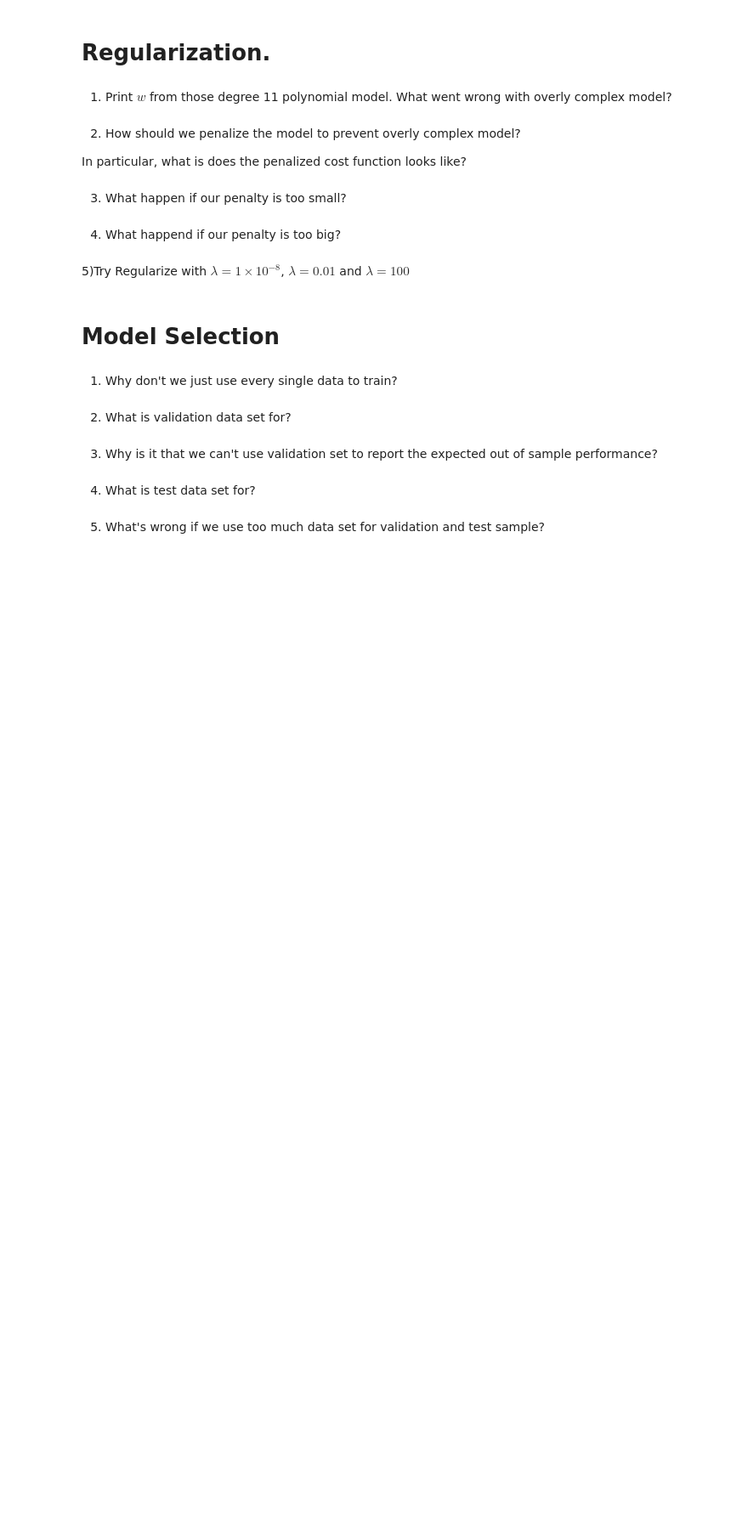
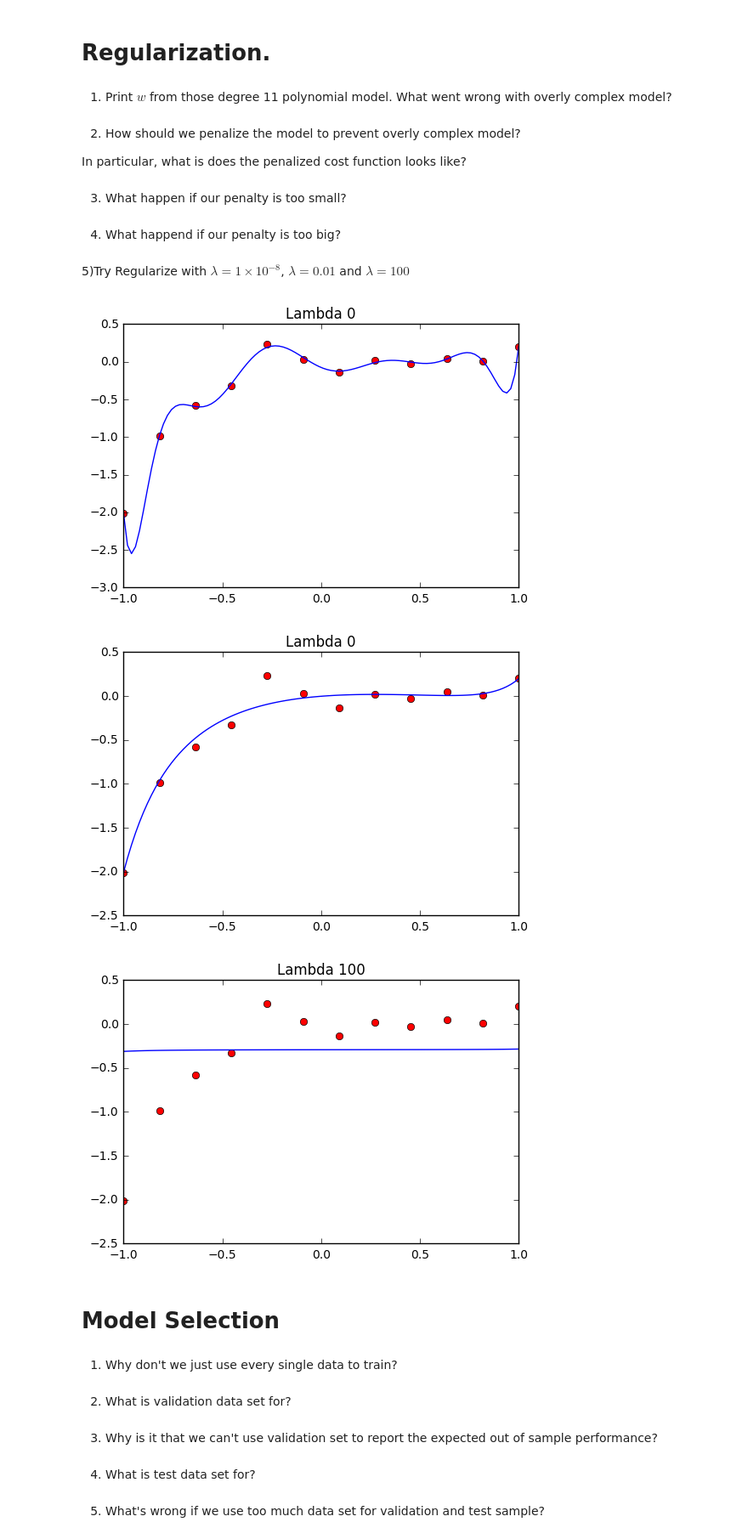
Before and after one commit to sunnyrc/PatternRecognition, a Jupyter notebook: Exercise 04 Generalization and Regularization.ipynb, the cells around one changed output. Shown: that part at 85% size. Cells and saved outputs as stored; diff of their text form; code cells hidden in the pictures; blank space fills up the shorter version.

```diff
--- a/Exercise 04 Generalization and Regularization.ipynb
+++ b/Exercise 04 Generalization and Regularization.ipynb
@@ -90,6 +172,46 @@ In particular, what is does the penalized cost function looks like?
 4) What happend if our penalty is too big?
 # %% [markdown]
 5)Try Regularize with $\lambda=1\times10^{-8}$, $\lambda=0.01$ and $\lambda=100$
+# %%
+def expand_x(x, degree):
+    return [x**i for i in range(degree + 1)]
+
+def genericaf_cost(w, degree, lam):
+    error = 0.0
+    regula = 0.
+    for x, y in zip(xs, ys):
+        better_x = expand_x(x, degree)
+        error += (y - np.dot(w, better_x))**2
+    error = error / len(xs)
+    for wi in w[1:]:
+        regula += (lam * (wi**2))
+    error+= regula
+    return error
+
+def costaf_for_degree(degree, lam):
+    return lambda w: genericaf_cost(w, degree, lam)
+
+def make_line(w):
+    degree = len(w) - 1
+    xs = np.linspace(-1,1,100)
+    ys = [np.dot(w, expand_x(x, degree)) for x in xs]
+    return xs, ys
+# %%
+deg = 11
+lamd = [1e-8,0.01, 100]
+for i in lamd:
+    plt.figure()
+    costs = costaf_for_degree(deg, i)
+    w = minimize(costs, [0.0] * (deg + 1) ).x
+    linex, liney = make_line(w)
+    plt.plot(xs,ys, "or")
+    plt.plot(linex,liney, label = "degree " + str(deg))
+    #plt.legend()
+    plt.title("Lambda %ld" %i)
+# %% [output]
+[figure, added]
+[figure, added]
+[figure, added]
 # %% [markdown]
 # Model Selection
 # %% [markdown]
```
Also changed, not shown: parts of 14 cells of this notebook, 3 other files.
